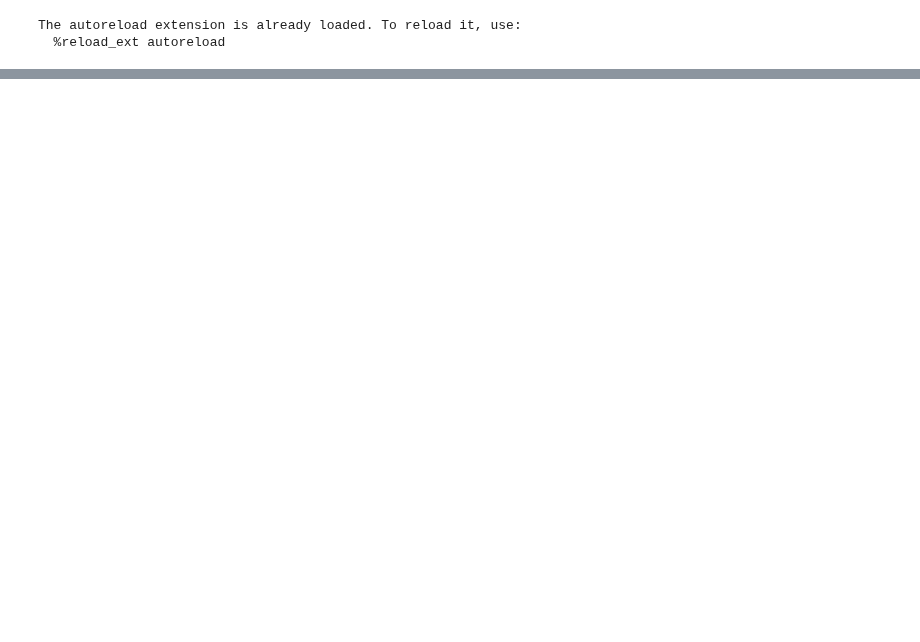
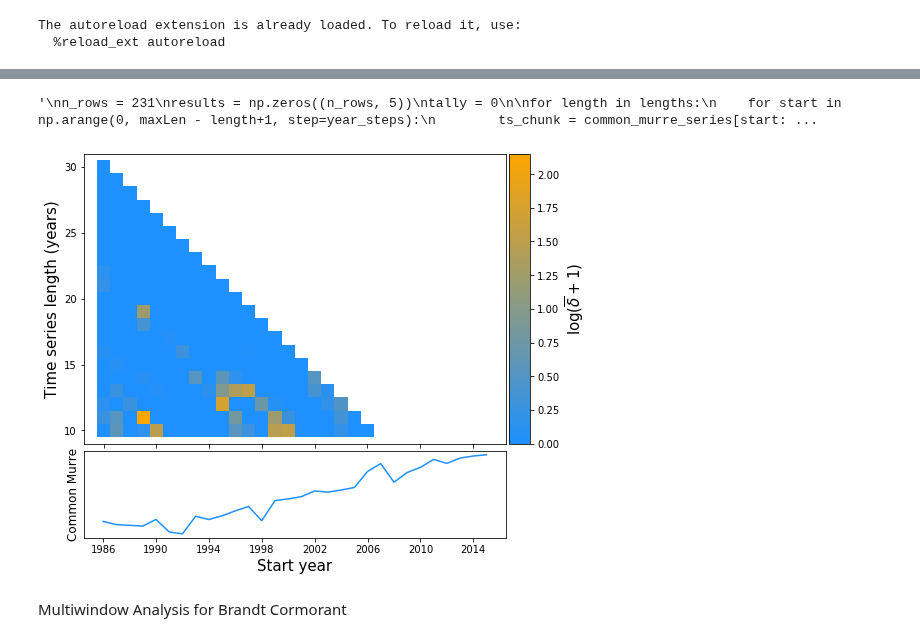
Before and after one commit to kenflat2/NS-Map, a Jupyter notebook: jupyter_notebooks/Seabird Analysis.ipynb, the cells around one changed output, grey strips where cells are left out. Saved outputs shown, nothing was run; the diff lists cells and outputs as text; code cells hidden in the pictures; blank space fills up the shorter version.

```diff
--- a/jupyter_notebooks/Seabird Analysis.ipynb
+++ b/jupyter_notebooks/Seabird Analysis.ipynb
@@ -115,0 +119,24 @@ aggregated delta = 0.000, r_sqrd = 0.630
+# %%
+year_steps = 1
+maxLen = common_murre_series.shape[0]
+lengths = np.arange(year_steps*10,maxLen+1,step=year_steps)
+# %%
+# length, starting index, delta, theta, r_sqrd
+"""
+n_rows = 231
+results = np.zeros((n_rows, 5))
+tally = 0
+
+for length in lengths:
+    for start in np.arange(0, maxLen - length+1, step=year_steps):
+        ts_chunk = common_murre_series[start:length+start]
+
+        delta, theta, r_sqrd = ns.get_delta_agg(ts_chunk, common_murre_E, tau = common_murre_tau,
+                                             return_forecast_skill = True)
+        results[tally] = np.array([length, start, delta, theta, r_sqrd])
+
+        tally += 1
+np.savetxt(f"../results/seabird_analysis/common_murre_time_window.csv",results, fmt="%i,%i,%0.5f,%0.5f,%0.5f")
+"""
+# %% [output]
+'\nn_rows = 231\nresults = np.zeros((n_rows, 5))\ntally = 0\n\nfor length in lengths:\n    for start in np.arange(0, maxLen - length+1, step=year_steps):\n        ts_chunk = common_murre_series[start: ...
@@ -115,0 +155,33 @@ aggregated delta = 0.000, r_sqrd = 0.630
+# %%
+# Make the figure
+def makeFigureSeabird(nonstationarityHeatMap, ts, name, ax):
+    name_to_fig_title = {"Brandt's Cormorant": "Figure_S15"}
+
+    scaling = lengths[-1]
+
+    # im = ax.imshow(np.zeros(nonstationarityHeatMap[:-2].shape), cmap=cm.Greys)
+    im = ax.imshow(np.log(nonstationarityHeatMap+1), cmap=custom_cmap)
+    ax.set_xticks(np.arange(40, step=4))
+    ax.set_yticks(np.arange(21, step=5))
+    ax.set_xticklabels([])
+    ax.set_yticklabels(np.flip(lengths[::5]))
+    ax.set_ylim(21,-1)
+    ax.set_xlim(-1.5,30.5)
+
+    ax.set_ylabel("Time series length (years)",fontsize=15)
+
+    divider = make_axes_locatable(ax)
+    cax = divider.append_axes('right', size='5%', pad=0.05)
+    cb = plt.colorbar(im, cax=cax)
+    cb.set_label(r"$\log(\overline{\delta}+1)$",fontsize=15)
+
+    axTS = divider.append_axes('bottom', size='30%', pad=0.1)
+
+    axTS.plot(table[:,0], ts,c="dodgerblue")
+    axTS.set_ylabel(name,fontsize=12)
+    axTS.set_xlabel("Start year",fontsize=15)
+    axTS.set_xticks(table[::4,0])
+    axTS.set_yticks([])
+
+    plt.savefig(f"../figures_eps/seabird_multiwindow/{name_to_fig_title[name]}.eps", format="eps", bbox_inches="tight", transparent=False, facecolor="white")
+    plt.show()
@@ -115,0 +194,12 @@ aggregated delta = 0.000, r_sqrd = 0.630
+# %%
+fig, ax = plt.subplots(1, figsize = (8,8))
+
+results = np.loadtxt(f"../results/seabird_analysis/common_murre_time_window.csv",
+                         delimiter=",")
+
+nonstationarityHeatMap = makeHeatMapSeabird(results)
+makeFigureSeabird(nonstationarityHeatMap, common_murre_series, "Common Murre", ax)
+# %% [output]
+[figure, added]
+# %% [markdown]
+Multiwindow Analysis for Brandt Cormorant
```
Also changed, not shown: parts of 12 cells of this notebook, 16 other files.
